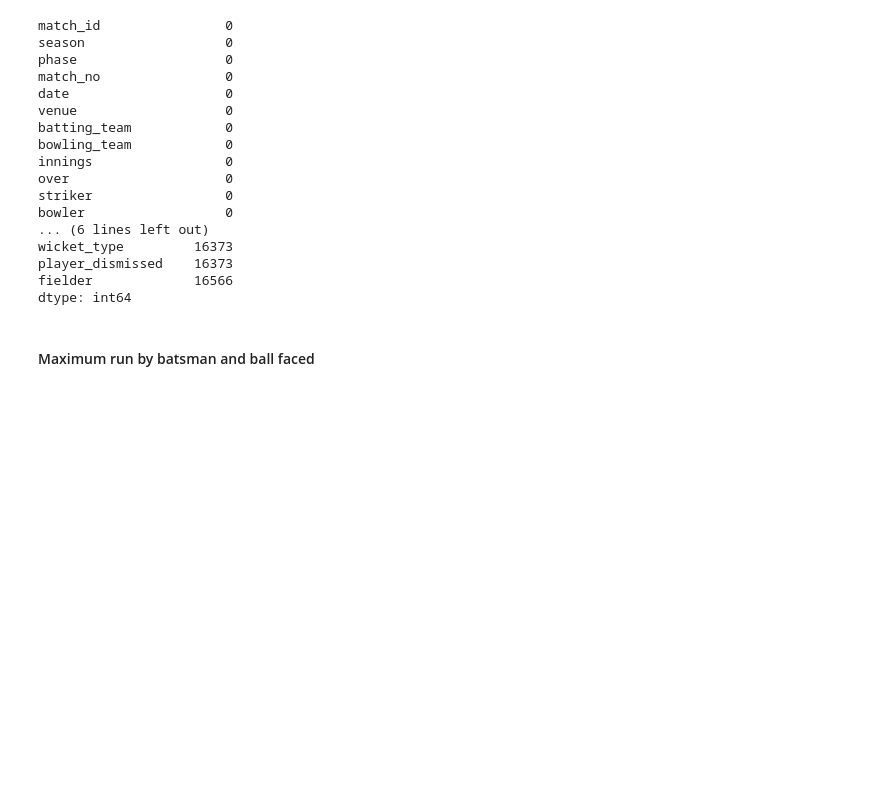
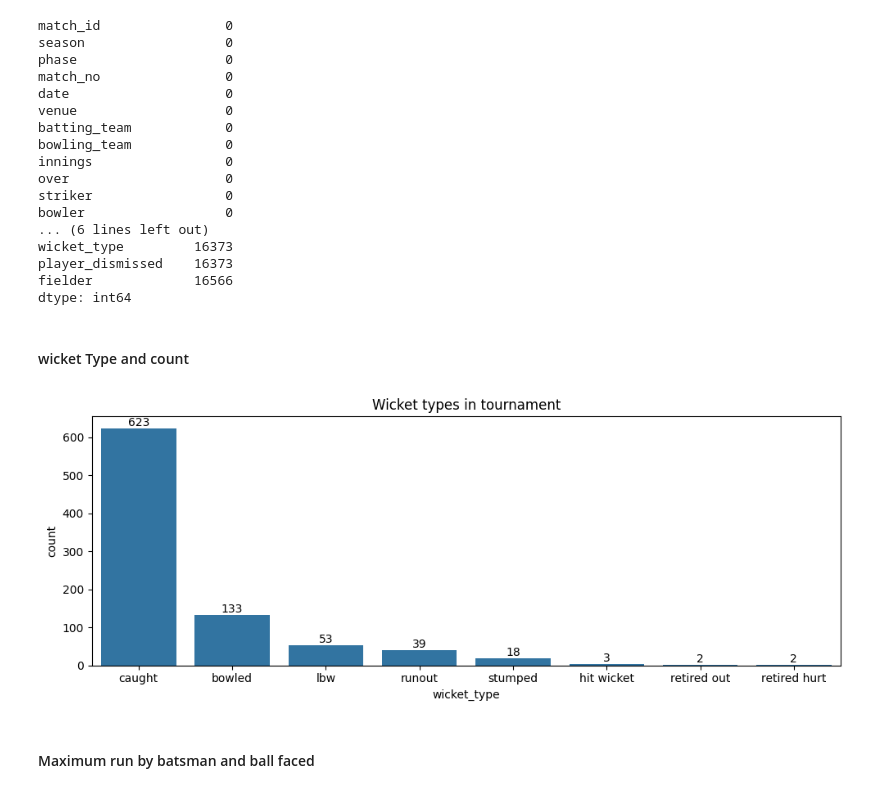
Before and after one commit to Seetharamanrs/ipl_2025_analysis, a Jupyter notebook: Analysis/Notebook.ipynb, the cells around one changed output. Drawn from its saved outputs; the diff is of its cells as text; code cells hidden in the pictures; blank space fills up the shorter version.

Commit message:
Wicket type and count added

```diff
--- a/Analysis/Notebook.ipynb
+++ b/Analysis/Notebook.ipynb
@@ -79,6 +81,27 @@ wicket_type         16373
 player_dismissed    16373
 fielder             16566
 dtype: int64
+# %% [markdown]
+#### wicket Type and count
+# %%
+wickets=df[df['wicket_type'].notnull()]
+# %%
+wickets_count=wickets['wicket_type'].value_counts()
+# %%
+plt.figure(figsize=(10,4))
+w_bar=sns.barplot(wickets_count)
+for bar in w_bar.patches:
+    w_bar.text(
+        bar.get_x() + bar.get_width() / 2,
+        bar.get_height(),
+        int(bar.get_height()),
+        ha='center',
+        va='bottom'
+    )
+plt.title('Wicket types in tournament')
+plt.tight_layout()
+# %% [output]
+[figure, added]
 # %% [markdown]
 #### Maximum run by batsman and ball faced
 # %%
```
Also changed, not shown: parts of 7 cells of this notebook.
